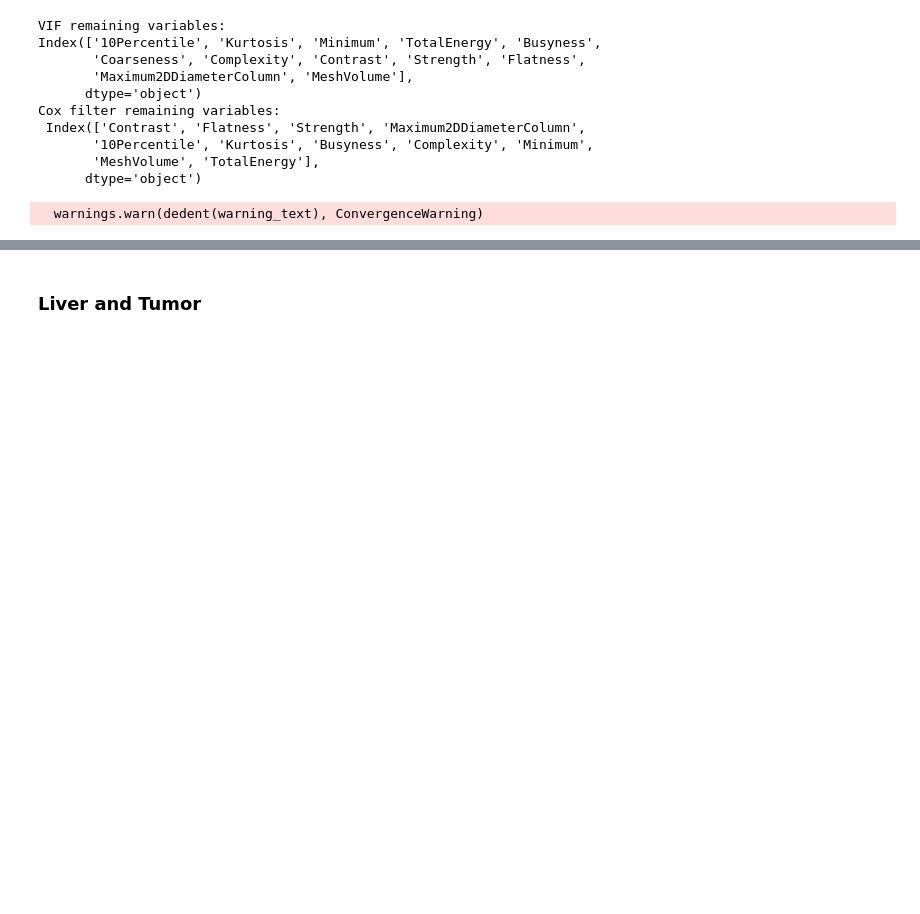
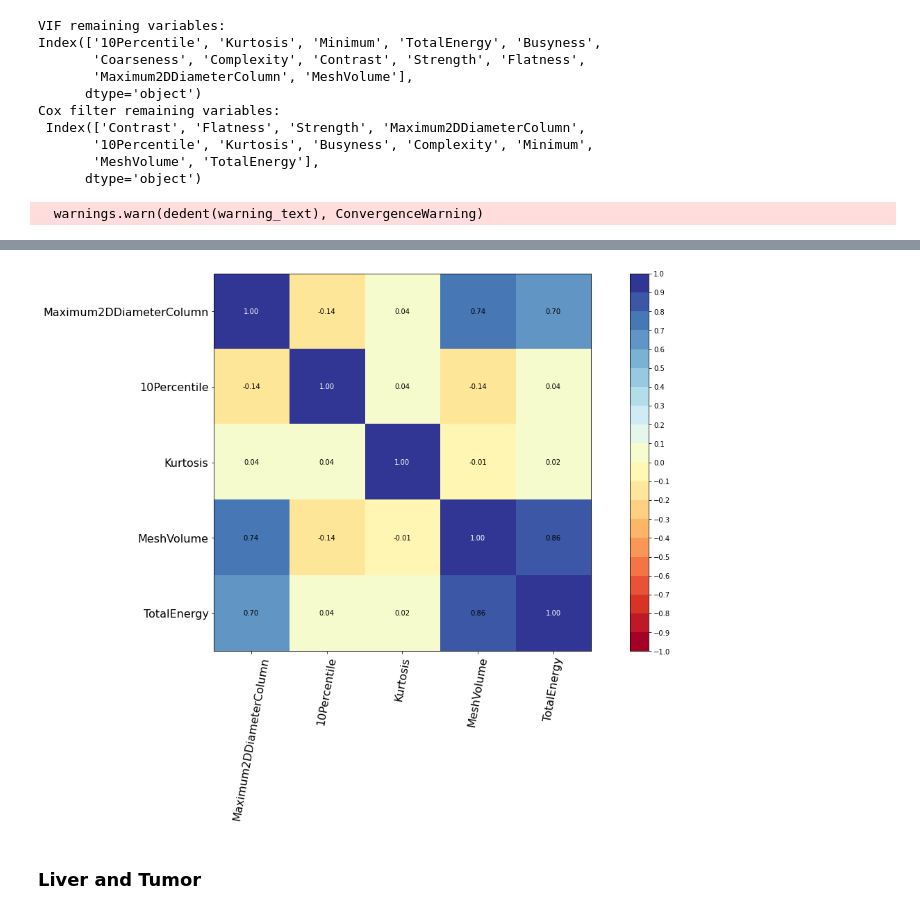
Before and after one commit to strixy16/deep-icc, a Jupyter notebook: RandomSurvivalForest/hdfs_random_forest.ipynb, the cells around one changed output, grey strips where cells are left out. Drawn from its saved outputs; the diff is of its cells as text; code cells hidden in the pictures; blank space fills up the shorter version.

```diff
--- a/RandomSurvivalForest/hdfs_random_forest.ipynb
+++ b/RandomSurvivalForest/hdfs_random_forest.ipynb
@@ -436,3 +520,7 @@ test_tumor_predictions.to_excel(os.path.join(data_folder, "RSF_test_tumor_predic
+# %%
+correlation_matrix(X_tumor, figure_size=(20,10), text_fontsize=10)
+# %% [output]
+[figure, added]
 # %% [markdown]
 ### Liver and Tumor
 # %%
```
Also changed, not shown: parts of 18 cells of this notebook.
